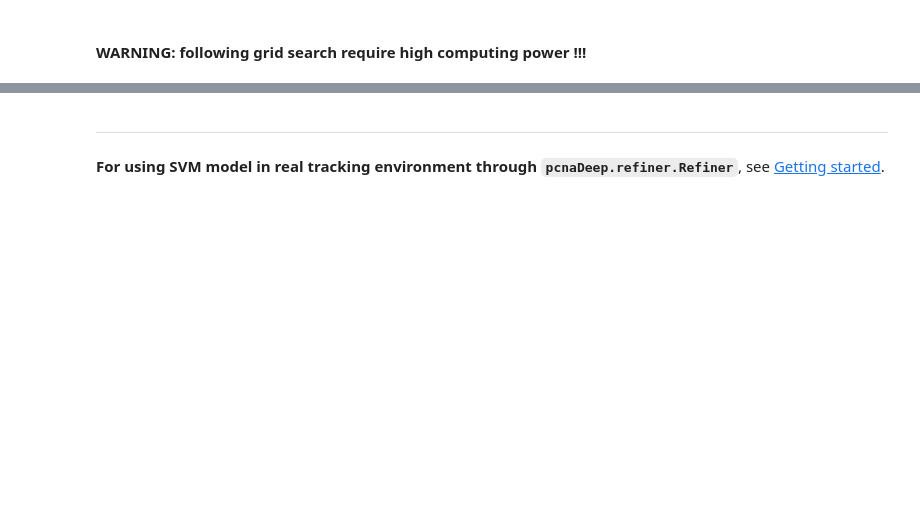
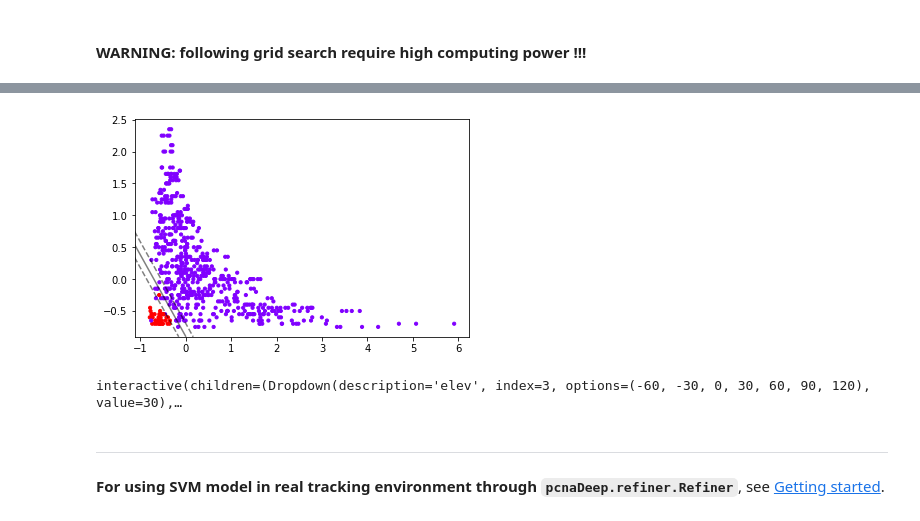
Before and after one commit to Jeff-Gui/PCNAdeep, a Jupyter notebook: bin/train_pcna_SVM.ipynb, the cells around one changed output, grey strips where cells are left out. Cells and saved outputs as stored; diff of their text form; code cells hidden in the pictures; blank space fills up the shorter version.

```diff
--- a/bin/train_pcna_SVM.ipynb
+++ b/bin/train_pcna_SVM.ipynb
@@ -422,0 +460,16 @@ f1_score(y_resampled_smote, out)
+# %%
+def plot_svc_decision_function(model,ax=None):
+    if ax is None:
+        ax = plt.gca()
+    xlim = ax.get_xlim()
+    ylim = ax.get_ylim()
+
+    x = np.linspace(xlim[0],xlim[1],30)
+    y = np.linspace(ylim[0],ylim[1],30)
+    Y,X = np.meshgrid(y,x)
+    xy = np.vstack([X.ravel(), Y.ravel()]).T
+    P = model.decision_function(xy).reshape(X.shape)
+
+    ax.contour(X, Y, P,colors="k",levels=[-1,0,1],alpha=0.5,linestyles=["--","-","--"])
+    ax.set_xlim(xlim)
+    ax.set_ylim(ylim)
@@ -423,3 +481,25 @@ f1_score(y_resampled_smote, out)
+# %%
+plt.scatter(X_train[:,0],X_train[:,1],c=y_train,s=10,cmap="rainbow")
+plot_svc_decision_function(model)
+# %% [output]
+[figure, added]
+# %%
+r = np.exp(-(X_train**2).sum(1))
+rlim = np.linspace(min(r),max(r),100)
+from mpl_toolkits import mplot3d
+def plot_3D(elev=30,azim=30,X=X_train,y=y_train):
+    ax = plt.subplot(projection="3d")
+    ax.scatter3D(X[:,0],X[:,1],r,c=y,s=50,cmap='rainbow')
+    ax.view_init(elev=elev,azim=azim)
+    ax.set_xlabel("x")
+    ax.set_ylabel("y")
+    ax.set_zlabel("r")
+    plt.show()
+from ipywidgets import interact,fixed
+interact(plot_3D,elev=[-60,-30,0,30,60,90,120],azip=(-180,180),X=fixed(X_train),y=fixed(y_train))
+plt.show()
+# %% [output]
+interactive(children=(Dropdown(description='elev', index=3, options=(-60, -30, 0, 30, 60, 90, 120), value=30),…
 # %% [markdown]
 ---
 
```
Also changed, not shown: parts of 27 cells of this notebook, 13 other files.
